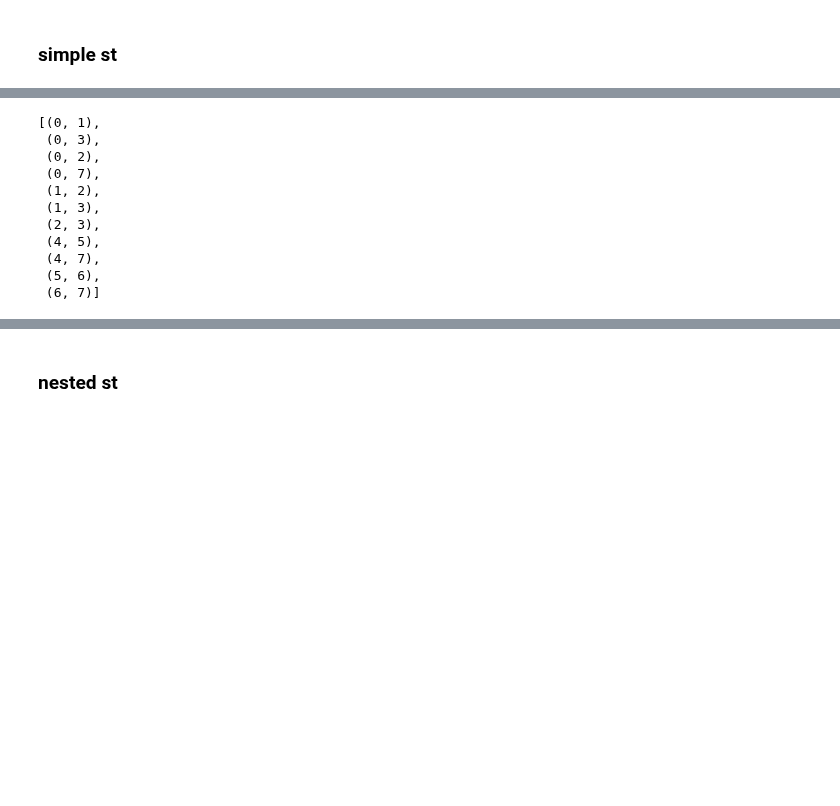
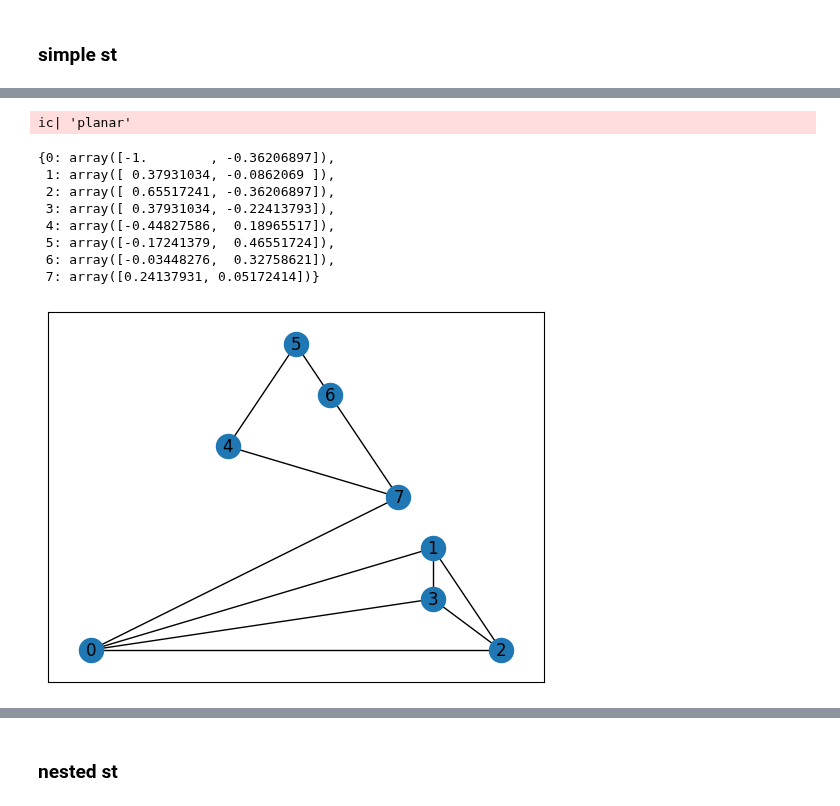
Before and after one commit to juliet29/bisht2022, a Jupyter notebook: test08_sepTri.ipynb, the cells around one changed output, grey strips where cells are left out. Drawn from its saved outputs; the diff is of its cells as text; code cells hidden in the pictures; blank space fills up the shorter version.

```diff
--- a/test08_sepTri.ipynb
+++ b/test08_sepTri.ipynb
@@ -25,17 +14,16 @@ s.cycle
-# %%
-list(G_st.edges)
-# %% [output]
-[(0, 1),
- (0, 3),
- (0, 2),
- (0, 7),
- (1, 2),
- (1, 3),
- (2, 3),
- (4, 5),
- (4, 7),
- (5, 6),
- (6, 7)]
+# %%
+plot_just_planar(G_st, pos)
+# %% [output]
+ic| 'planar'
+{0: array([-1.        , -0.36206897]),
+ 1: array([ 0.37931034, -0.0862069 ]),
+ 2: array([ 0.65517241, -0.36206897]),
+ 3: array([ 0.37931034, -0.22413793]),
+ 4: array([-0.44827586,  0.18965517]),
+ 5: array([-0.17241379,  0.46551724]),
+ 6: array([-0.03448276,  0.32758621]),
+ 7: array([0.24137931, 0.05172414])}
+[figure, added]
 # %%
 # number of STs
 b = Boundaries(G_st)
```
Also changed, not shown: parts of 13 cells of this notebook, 3 other files.
